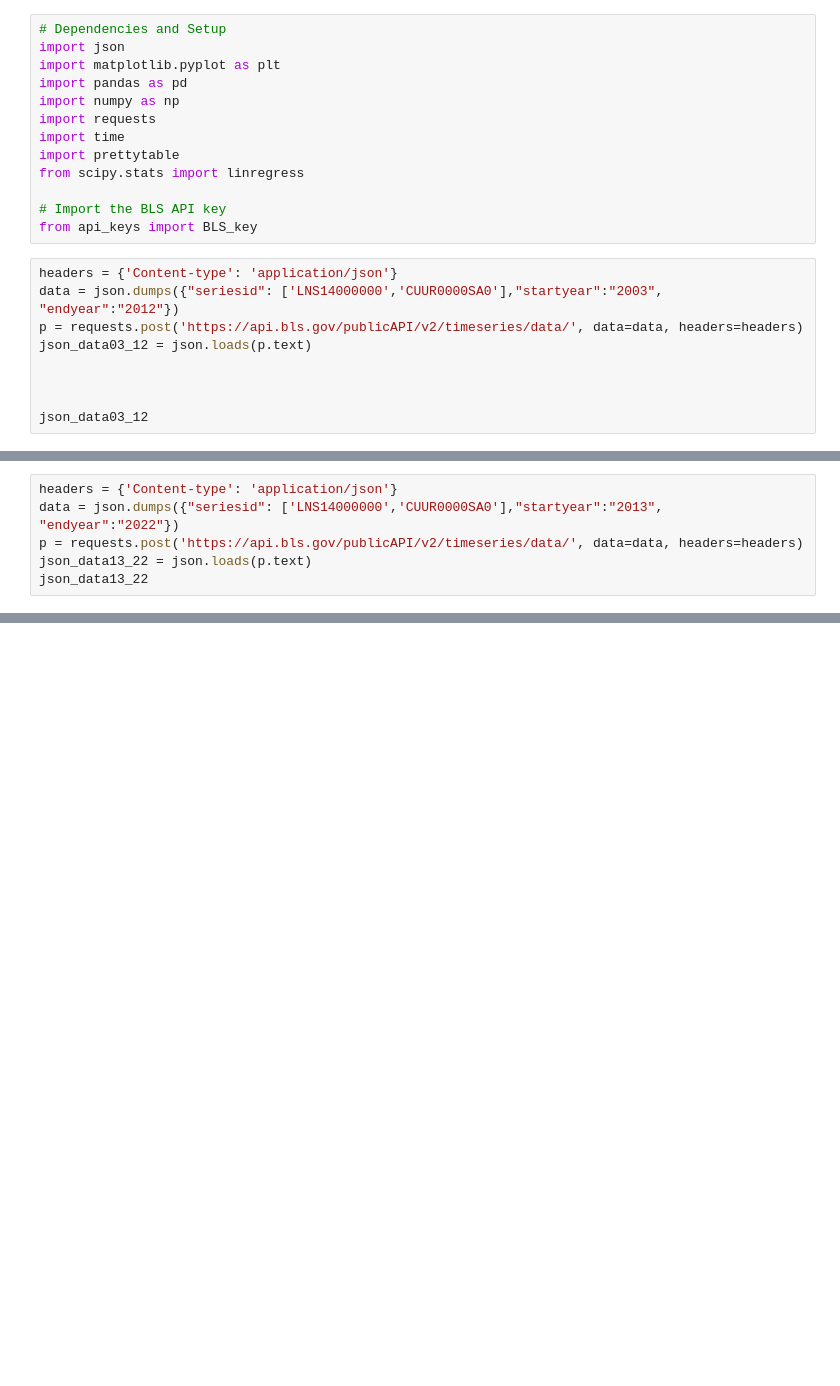
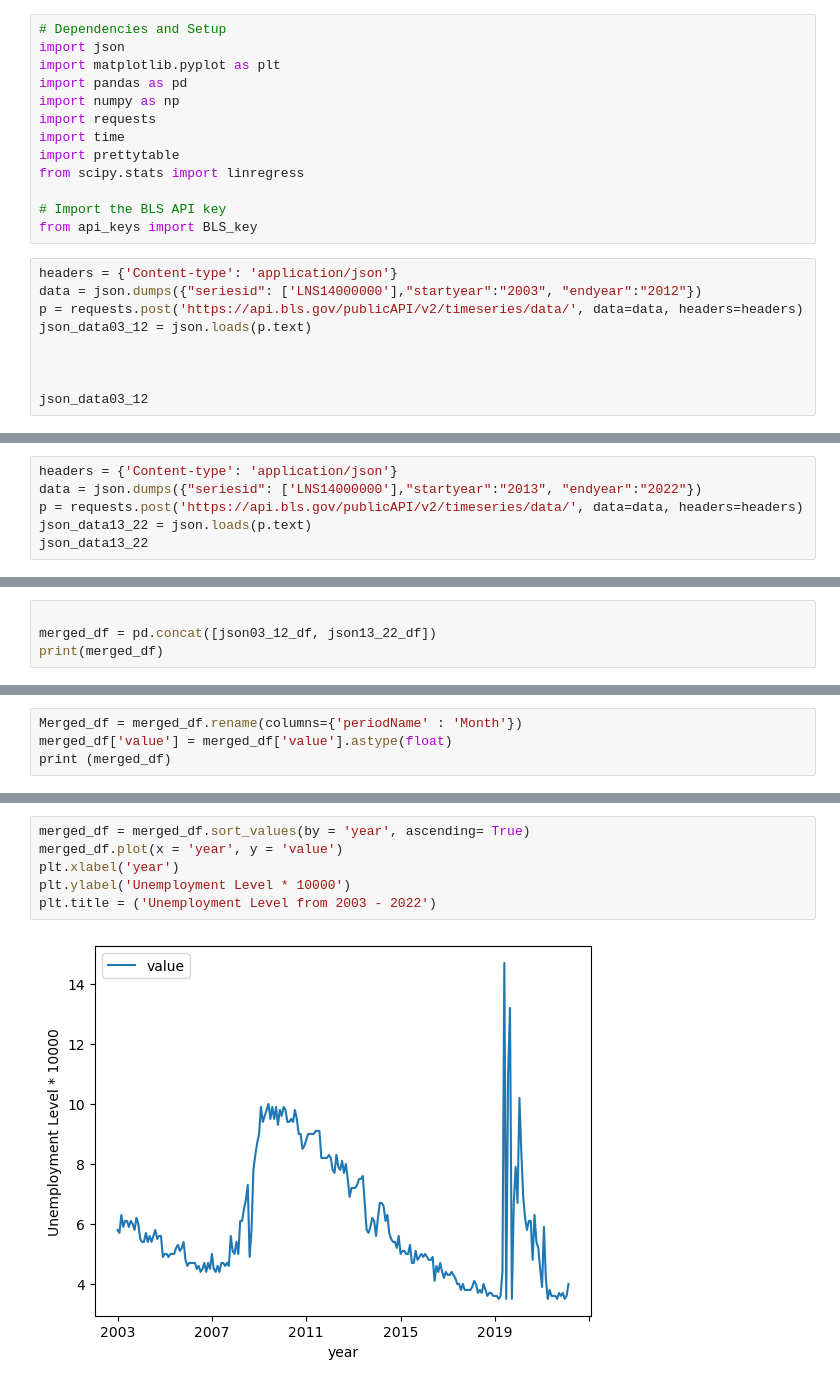
Before and after one commit to PhilipSJLin/Group-Project-1, a Jupyter notebook: BLSPy.ipynb, the cells around one changed output, grey strips where cells are left out. Cells and saved outputs as stored; diff of their text form; blank space fills up the shorter version.

```diff
--- a/BLSPy.ipynb
+++ b/BLSPy.ipynb
@@ -18,7 +13,7 @@ from scipy.stats import linregress
 from api_keys import BLS_key
 # %%
 headers = {'Content-type': 'application/json'}
-data = json.dumps({"seriesid": ['LNS14000000','CUUR0000SA0'],"startyear":"2003", "endyear":"2012"})
+data = json.dumps({"seriesid": ['LNS14000000'],"startyear":"2003", "endyear":"2012"})
 p = requests.post('https://api.bls.gov/publicAPI/v2/timeseries/data/', data=data, headers=headers)
 json_data03_12 = json.loads(p.text)
 
@@ -39,6 +51,6 @@ NameError: name 'json03_12_df' is not defined
 # %%
 headers = {'Content-type': 'application/json'}
-data = json.dumps({"seriesid": ['LNS14000000','CUUR0000SA0'],"startyear":"2013", "endyear":"2022"})
+data = json.dumps({"seriesid": ['LNS14000000'],"startyear":"2013", "endyear":"2022"})
 p = requests.post('https://api.bls.gov/publicAPI/v2/timeseries/data/', data=data, headers=headers)
 json_data13_22 = json.loads(p.text)
 json_data13_22
@@ -73,0 +77,4 @@ json13_22_df.plot()
+# %%
+
+merged_df = pd.concat([json03_12_df, json13_22_df])
+print(merged_df)
@@ -73,0 +96,4 @@ json13_22_df.plot()
+# %%
+Merged_df = merged_df.rename(columns={'periodName' : 'Month'})
+merged_df['value'] = merged_df['value'].astype(float)
+print (merged_df)
@@ -73,0 +115,8 @@ json13_22_df.plot()
+# %%
+merged_df = merged_df.sort_values(by = 'year', ascending= True)
+merged_df.plot(x = 'year', y = 'value')
+plt.xlabel('year')
+plt.ylabel('Unemployment Level * 10000')
+plt.title = ('Unemployment Level from 2003 - 2022')
+# %% [output]
+[figure, added]
```
Also changed, not shown: parts of 17 cells of this notebook, 2 other files.
